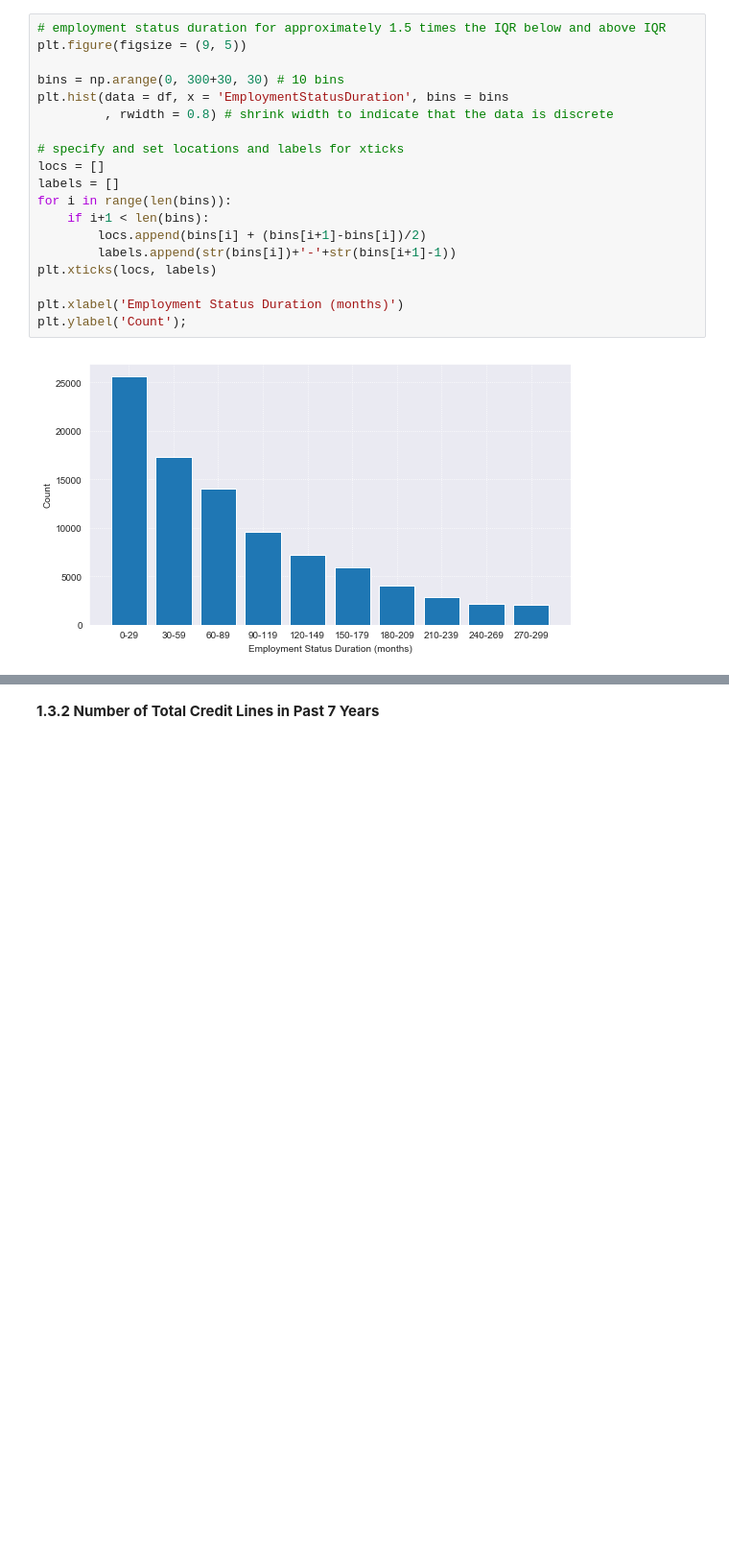
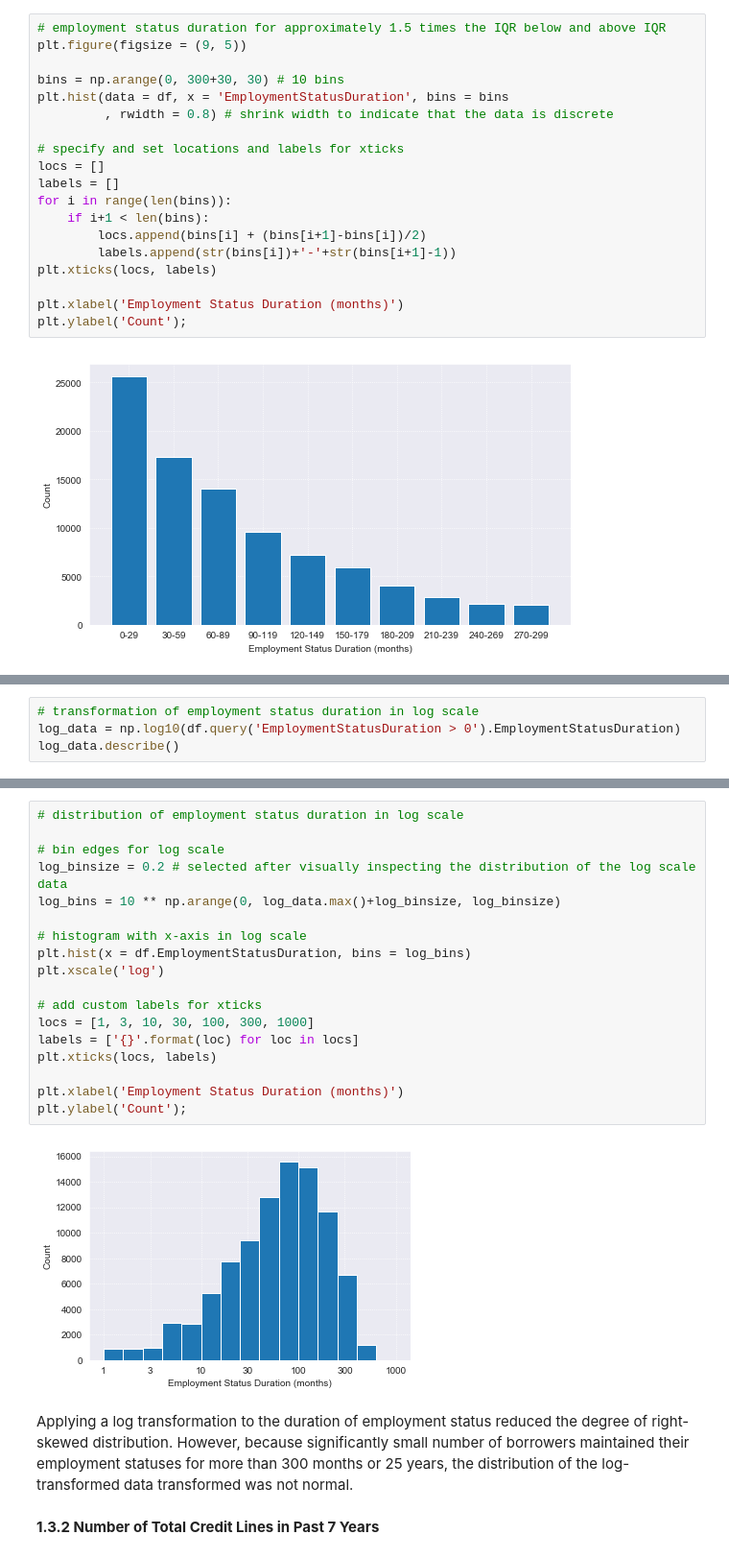
Before and after one commit to jinwanchen/p4-prosper-loan-data-visualization, a Jupyter notebook: part1_exploratory_da.ipynb, the cells around one changed output, grey strips where cells are left out. Shown at 96% size. Cells and saved outputs as stored; diff of their text form; blank space fills up the shorter version.

```diff
--- a/part1_exploratory_da.ipynb
+++ b/part1_exploratory_da.ipynb
@@ -297,0 +317,4 @@ plt.ylabel('Count');
+# %%
+# transformation of employment status duration in log scale
+log_data = np.log10(df.query('EmploymentStatusDuration > 0').EmploymentStatusDuration)
+log_data.describe()
@@ -298,3 +331,25 @@ plt.ylabel('Count');
+# %%
+# distribution of employment status duration in log scale
+
+# bin edges for log scale
+log_binsize = 0.2 # selected after visually inspecting the distribution of the log scale data
+log_bins = 10 ** np.arange(0, log_data.max()+log_binsize, log_binsize)
+
+# histogram with x-axis in log scale
+plt.hist(x = df.EmploymentStatusDuration, bins = log_bins)
+plt.xscale('log')
+
+# add custom labels for xticks
+locs = [1, 3, 10, 30, 100, 300, 1000]
+labels = ['{}'.format(loc) for loc in locs]
+plt.xticks(locs, labels)
+
+plt.xlabel('Employment Status Duration (months)')
+plt.ylabel('Count');
+# %% [output]
+[figure, added]
+# %% [markdown]
+Applying a log transformation to the duration of employment status reduced the degree of right-skewed distribution. However, because significantly small number of borrowers maintained their employment statuses for more than 300 months or 25 years, the distribution of the log-transformed data transformed was not normal.
 # %% [markdown]
 __1.3.2 Number of Total Credit Lines in Past 7 Years__
 # %%
```
Also changed, not shown: parts of 40 cells of this notebook.
